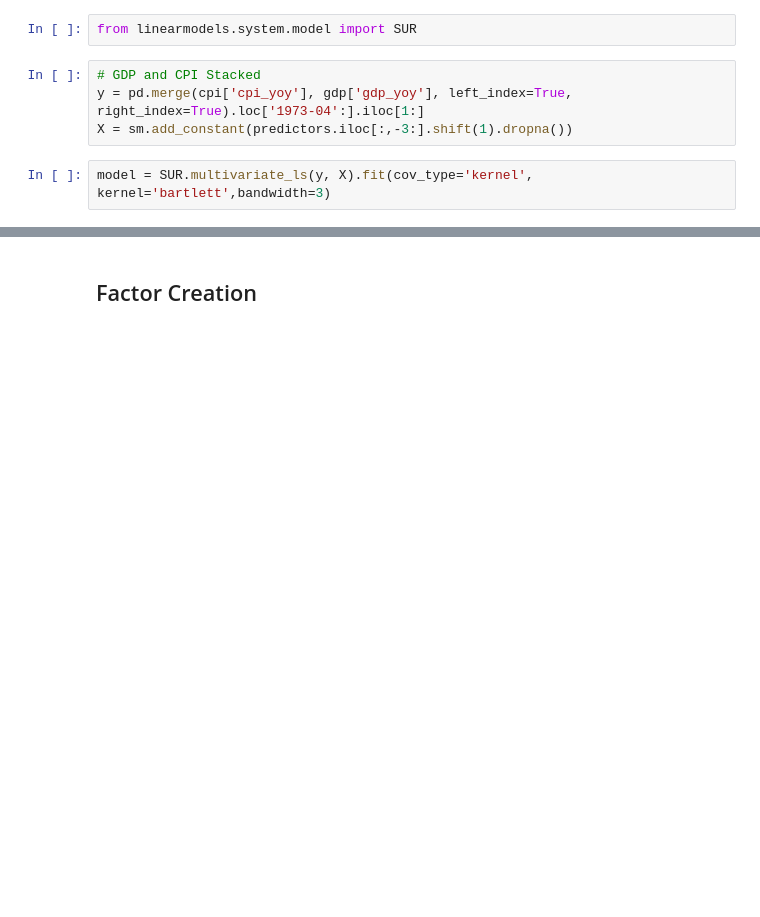
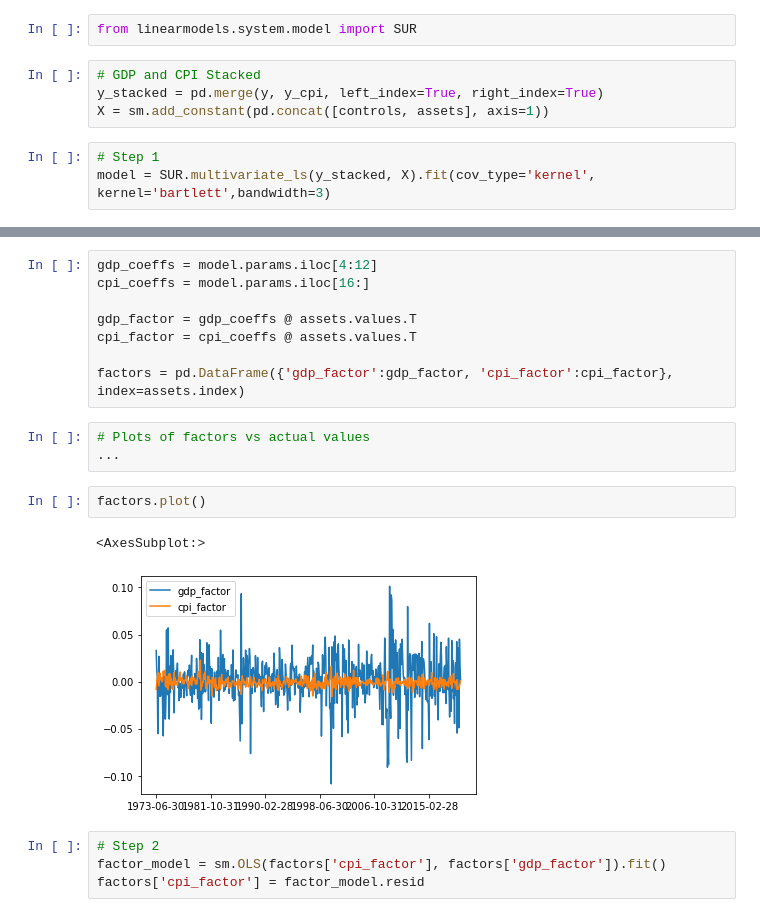
Before and after one commit to santoromano/Macro-Cross-Sectional-Analysis, a Jupyter notebook: mimicking_portfolios.ipynb, the cells around one changed output, grey strips where cells are left out. Drawn from its saved outputs; the diff is of its cells as text; blank space fills up the shorter version.

Commit message:
Factors

```diff
--- a/mimicking_portfolios.ipynb
+++ b/mimicking_portfolios.ipynb
@@ -232,10 +234,11 @@ pd.DataFrame(boot_cpi_wald).plot.hist()
 from linearmodels.system.model import SUR
 # %%
 # GDP and CPI Stacked
-y = pd.merge(cpi['cpi_yoy'], gdp['gdp_yoy'], left_index=True, right_index=True).loc['1973-04':].iloc[1:]
-X = sm.add_constant(predictors.iloc[:,-3:].shift(1).dropna())
+y_stacked = pd.merge(y, y_cpi, left_index=True, right_index=True)
+X = sm.add_constant(pd.concat([controls, assets], axis=1))
 # %%
-model = SUR.multivariate_ls(y, X).fit(cov_type='kernel', kernel='bartlett',bandwidth=3)
+# Step 1
+model = SUR.multivariate_ls(y_stacked, X).fit(cov_type='kernel', kernel='bartlett',bandwidth=3)
 # %%
 print(model)
 # %% [output]
@@ -256,5 +259,23 @@ Time:                        20:18:30   Dhrymes's R-squared:                 0.2
 
 Covariance Estimator:
 Kernel (HAC) Covariance (Debiased: False, GLS: False, Kernel: bartlett)
-# %% [markdown]
-## Factor Creation
+# %%
+gdp_coeffs = model.params.iloc[4:12]
+cpi_coeffs = model.params.iloc[16:]
+
+gdp_factor = gdp_coeffs @ assets.values.T
+cpi_factor = cpi_coeffs @ assets.values.T
+
+factors = pd.DataFrame({'gdp_factor':gdp_factor, 'cpi_factor':cpi_factor}, index=assets.index)
+# %%
+# Plots of factors vs actual values
+...
+# %%
+factors.plot()
+# %% [output]
+<AxesSubplot:>
+[figure, added]
+# %%
+# Step 2
+factor_model = sm.OLS(factors['cpi_factor'], factors['gdp_factor']).fit()
+factors['cpi_factor'] = factor_model.resid
```
Also changed, not shown: parts of 8 cells of this notebook.
